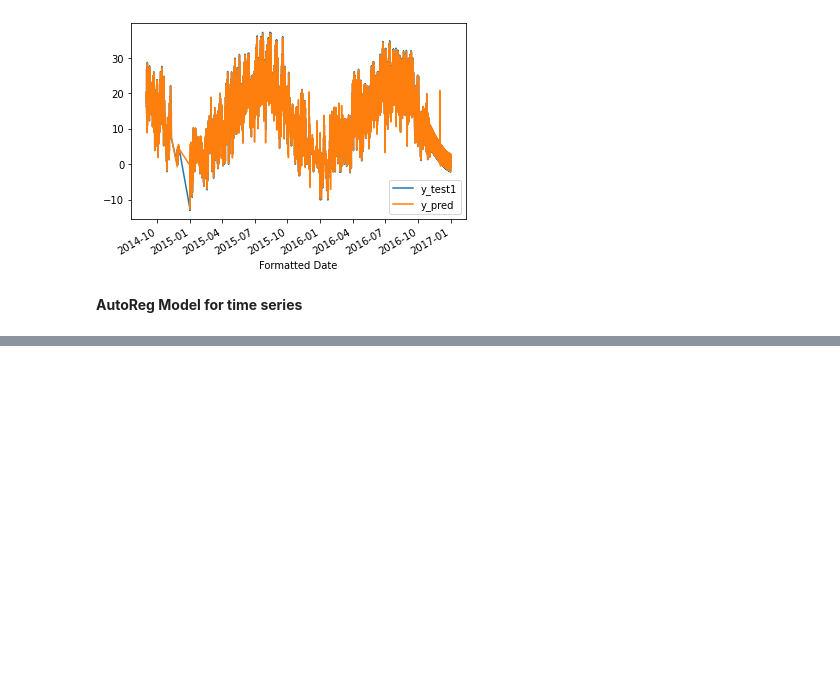
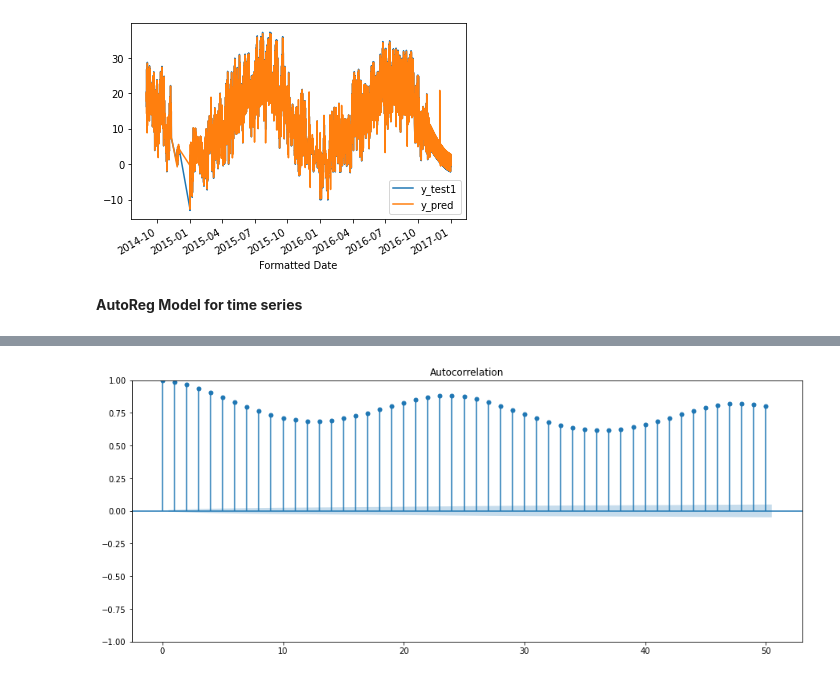
Before and after one commit to Ubaid-Ur-RehmanJ/kaggle-projects, a Jupyter notebook: weather-prediction.ipynb, the cells around one changed output, grey strips where cells are left out. Drawn from its saved outputs; the diff is of its cells as text; code cells hidden in the pictures; blank space fills up the shorter version.

Commit message:
Kaggle Notebook | weather-prediction | Version 9

```diff
--- a/weather-prediction.ipynb
+++ b/weather-prediction.ipynb
@@ -355,0 +375,22 @@ df_pred_test1.plot()
+# %%
+def wrangle2(filepath, resample_rule = '1H'):
+    df2 = pd.read_csv(filepath).set_index("Formatted Date")
+    df2.drop(columns = ['Summary', 'Precip Type',
+       'Apparent Temperature (C)', 'Humidity', 'Wind Speed (km/h)',
+       'Wind Bearing (degrees)', 'Visibility (km)', 'Loud Cover',
+       'Pressure (millibars)', 'Daily Summary'], inplace = True)
+
+    df2.index = pd.to_datetime(df2.index)
+
+    #resample to 1h
+    #y = df2["Temperature (C)"].resample(resample_rule).mean().fillna(method='ffill')#.to_frame()
+
+    #Shift by 1 to get the feature /target for time series
+
+    #df2["Temperature.L1"] = df2["Temperature (C)"].shift(1)
+    #df2.dropna(inplace=True)
+    y = df2.squeeze()
+    return y
+# %%
+df2 = wrangle2("/kaggle/input/weather-dataset/weatherHistory.csv")
+df2.head()
@@ -355,0 +405,5 @@ df_pred_test1.plot()
+# %%
+fig, ax = plt.subplots(figsize = (15, 6))
+plot_acf(df2, ax=ax);
+# %% [output]
+[figure, added]
```
Also changed, not shown: parts of 10 cells of this notebook.
